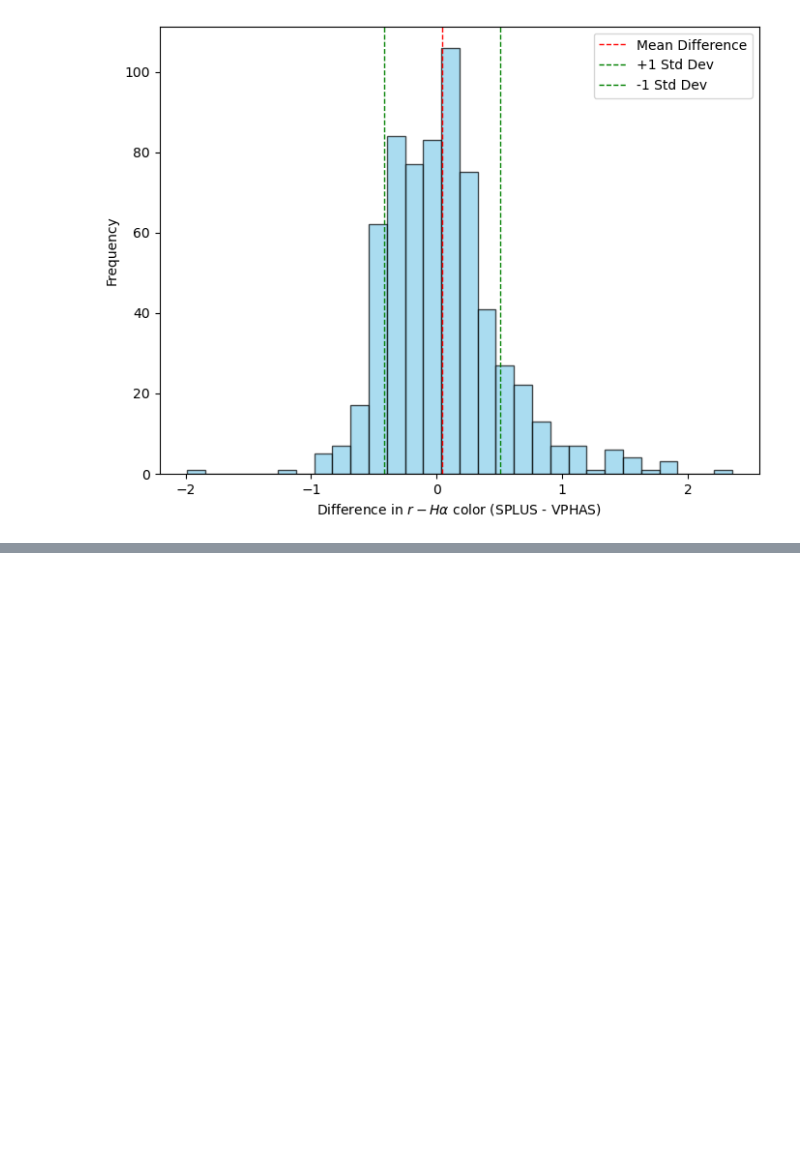
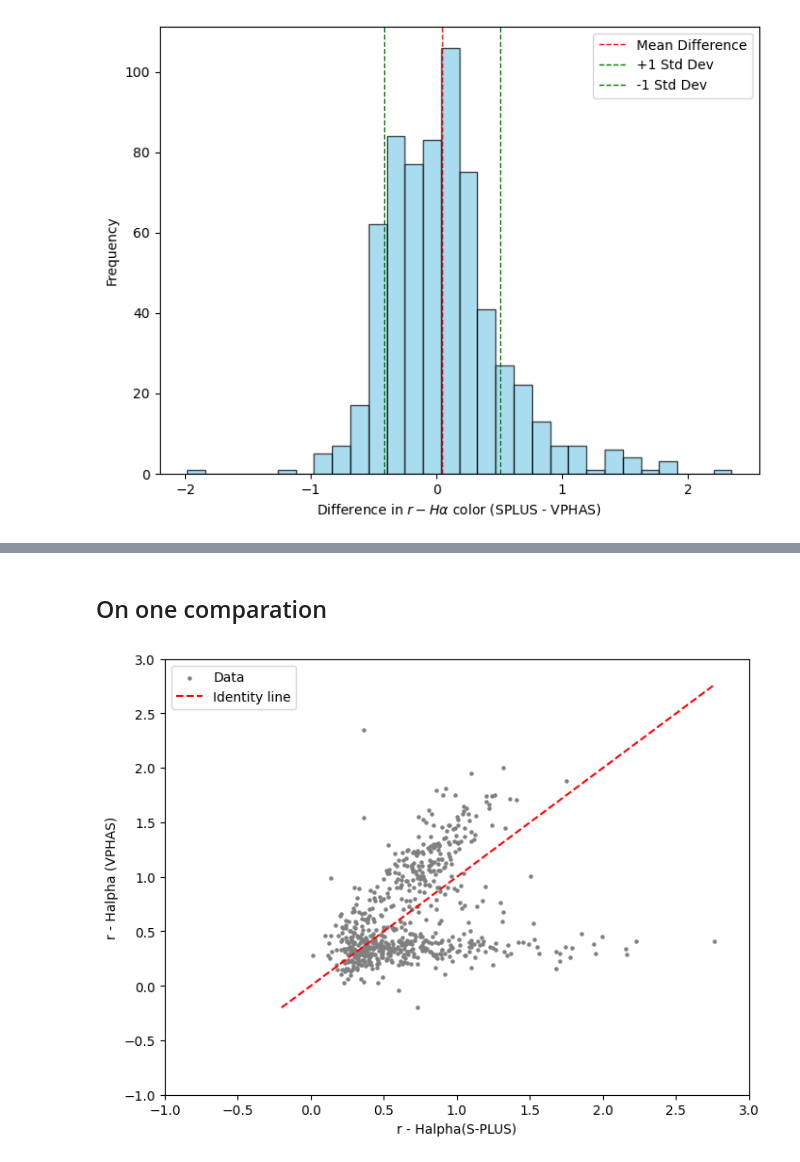
Before and after one commit to AngelGSoto/halpha-splusdr4, a Jupyter notebook: notebooks/SPLUS-VPHAS.ipynb, the cells around one changed output, grey strips where cells are left out. Saved outputs shown, nothing was run; the diff lists cells and outputs as text; code cells hidden in the pictures; blank space fills up the shorter version.

```diff
--- a/notebooks/SPLUS-VPHAS.ipynb
+++ b/notebooks/SPLUS-VPHAS.ipynb
@@ -134,0 +135,29 @@ Standard deviation of difference in ri color between SPLUS and VPHAS: 0.46176354
+# %% [markdown]
+## On one comparation
+# %%
+# Plot histogram of differences
+plt.figure(figsize=(8, 6))
+
+# Scatter plot of SPLUS vs VPHAS differences
+# Scatter plot with gray points
+plt.scatter(rj660_splus, rj660_vphas, marker="o", color='gray', s=5, label="Data")
+
+# Add identity line (x = y)
+min_val = min(min(rj660_splus), min(rj660_vphas))
+max_val = max(max(rj660_splus), max(rj660_vphas))
+plt.plot([min_val, max_val], [min_val, max_val], 'r--', label="Identity line")
+
+# Set axis limits to ensure both axes cover the same range
+plt.xlim(-1, 3)
+plt.ylim(-1, 3)
+
+# Labels and legend
+plt.xlabel('r - Halpha(S-PLUS)')
+plt.ylabel('r - Halpha (VPHAS)')
+# plt.title('Histogram of Differences in ri color between SPLUS and VPHAS')
+plt.legend()
+plt.savefig("../Figs/comparison_SPLUS_VPHAS_rj660_identity.pdf")
+# Show plot
+plt.show()
+# %% [output]
+[figure, added]
```
Also changed, not shown: parts of 3 cells of this notebook, 10 other files.
